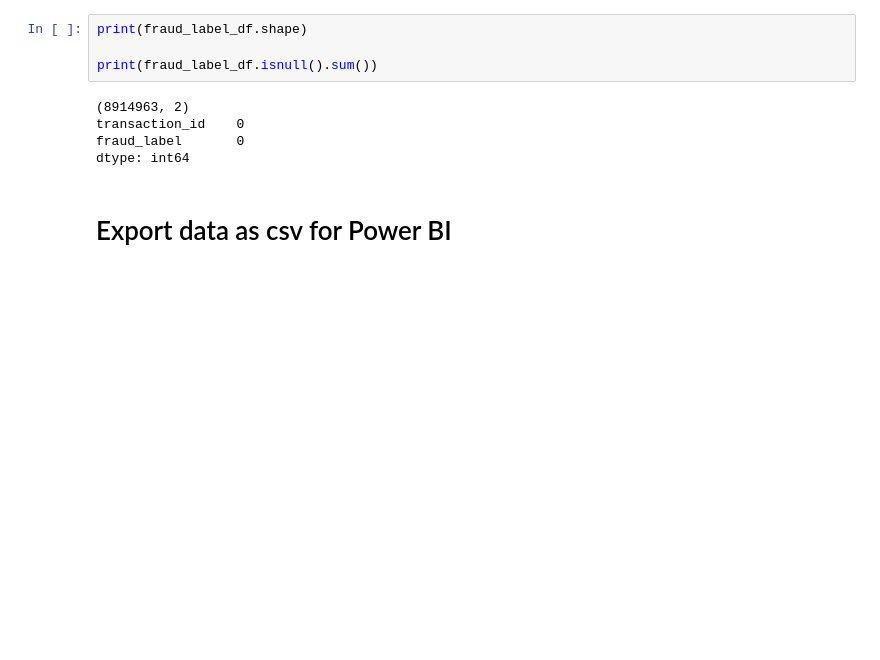
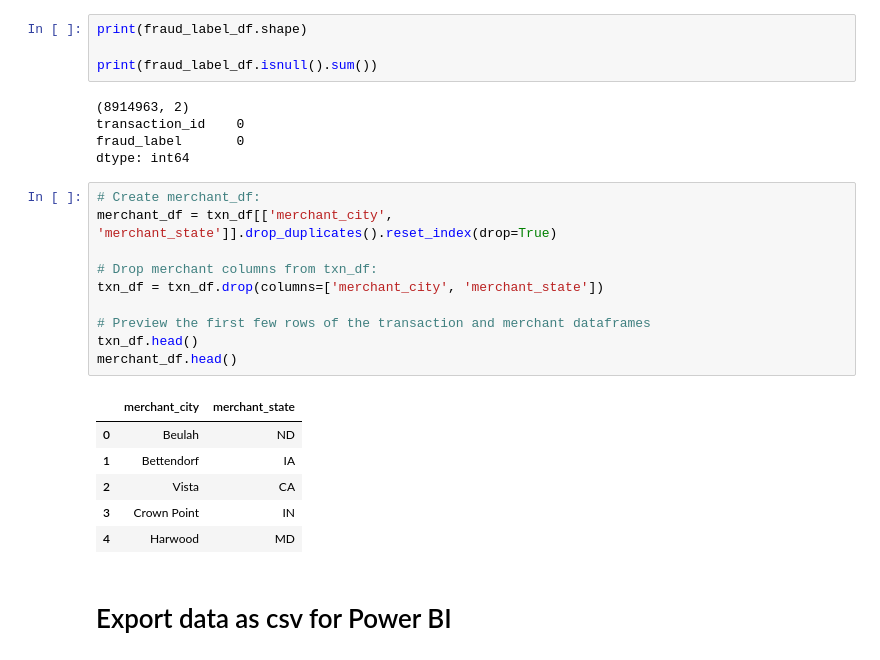
Before and after one commit to hlnetr21354/Financial-Transactions-Analysis, a Jupyter notebook: notebook/transform_data_eda.ipynb, the cells around one changed output. Drawn from its saved outputs; the diff is of its cells as text; blank space fills up the shorter version.

Commit message:
Split merchant infor from txn table

```diff
--- a/notebook/transform_data_eda.ipynb
+++ b/notebook/transform_data_eda.ipynb
@@ -802,5 +785,22 @@ print(fraud_label_df.isnull().sum())
 transaction_id    0
 fraud_label       0
 dtype: int64
+# %%
+# Create merchant_df:
+merchant_df = txn_df[['merchant_city', 'merchant_state']].drop_duplicates().reset_index(drop=True)
+
+# Drop merchant columns from txn_df:
+txn_df = txn_df.drop(columns=['merchant_city', 'merchant_state'])
+
+# Preview the first few rows of the transaction and merchant dataframes
+txn_df.head()
+merchant_df.head()
+# %% [output]
+|  | merchant_city | merchant_state |
+| 0 | Beulah | ND |
+| 1 | Bettendorf | IA |
+| 2 | Vista | CA |
+| 3 | Crown Point | IN |
+| 4 | Harwood | MD |
 # %% [markdown]
 # Export data as csv for Power BI
```
Also changed, not shown: parts of 5 cells of this notebook.
